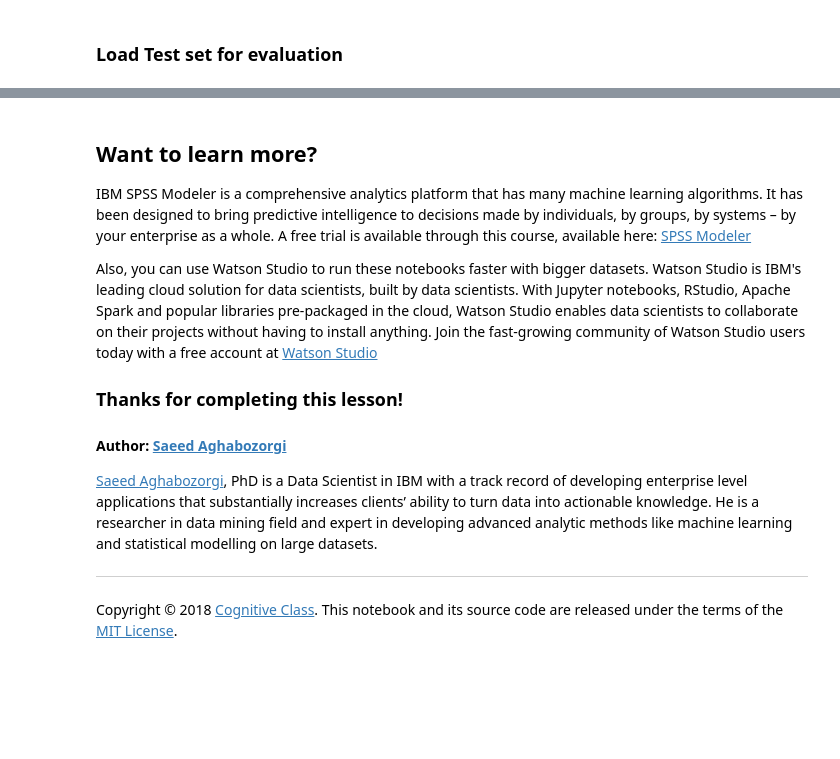
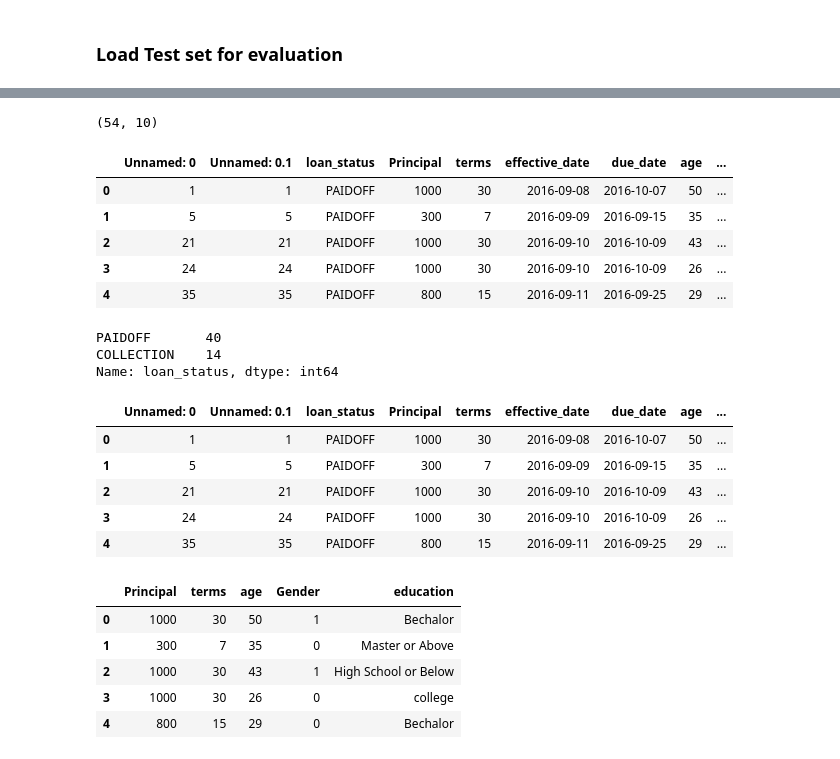
Before and after one commit to fabiochr/capstone-coursera-MLWP, a Jupyter notebook: MLWP.ipynb, the cells around one changed output, grey strips where cells are left out. Drawn from its saved outputs; the diff is of its cells as text; code cells hidden in the pictures; blank space fills up the shorter version.

```diff
--- a/MLWP.ipynb
+++ b/MLWP.ipynb
@@ -507,15 +504,44 @@ You should be able to report the accuracy of the built model using different eva
-# %% [markdown]
-<h2>Want to learn more?</h2>
-
-IBM SPSS Modeler is a comprehensive analytics platform that has many machine learning algorithms. It has been designed to bring predictive intelligence to decisions made by individuals, by groups, by systems – by your enterprise as a whole. A free trial is available through this course, available here: <a href="http://cocl.us/ML0101EN-SPSSModeler">SPSS Modeler</a>
-
-Also, you can use Watson Studio to run these notebooks faster with bigger datasets. Watson Studio is IBM's leading cloud solution for data scientists, built by data scientists. With Jupyter notebooks, RStudio, Apache Spark and popular libraries pre-packaged in the cloud, Watson Studio enables data scientists to collaborate on their projects without having to install anything. Join the fast-growing community of Watson Studio users today with a free account at <a href="https://cocl.us/ML0101EN_DSX">Watson Studio</a>
-
-<h3>Thanks for completing this lesson!</h3>
-
-<h4>Author:  <a href="https://ca.linkedin.com/in/saeedaghabozorgi">Saeed Aghabozorgi</a></h4>
-<p><a href="https://ca.linkedin.com/in/saeedaghabozorgi">Saeed Aghabozorgi</a>, PhD is a Data Scientist in IBM with a track record of developing enterprise level applications that substantially increases clients’ ability to turn data into actionable knowledge. He is a researcher in data mining field and expert in developing advanced analytic methods like machine learning and statistical modelling on large datasets.</p>
-
-<hr>
-
-<p>Copyright &copy; 2018 <a href="https://cocl.us/DX0108EN_CC">Cognitive Class</a>. This notebook and its source code are released under the terms of the <a href="https://bigdatauniversity.com/mit-license/">MIT License</a>.</p>
+# %%
+test_df.shape
+# %% [output]
+(54, 10)
+# %%
+test_df['due_date'] = pd.to_datetime(test_df['due_date'])
+test_df['effective_date'] = pd.to_datetime(test_df['effective_date'])
+test_df.head()
+# %% [output]
+|  | Unnamed: 0 | Unnamed: 0.1 | loan_status | Principal | terms | effective_date | due_date | age | ... |
+| 0 | 1 | 1 | PAIDOFF | 1000 | 30 | 2016-09-08 | 2016-10-07 | 50 | ... |
+| 1 | 5 | 5 | PAIDOFF | 300 | 7 | 2016-09-09 | 2016-09-15 | 35 | ... |
+| 2 | 21 | 21 | PAIDOFF | 1000 | 30 | 2016-09-10 | 2016-10-09 | 43 | ... |
+| 3 | 24 | 24 | PAIDOFF | 1000 | 30 | 2016-09-10 | 2016-10-09 | 26 | ... |
+| 4 | 35 | 35 | PAIDOFF | 800 | 15 | 2016-09-11 | 2016-09-25 | 29 | ... |
+# %%
+test_df['loan_status'].value_counts()
+# %% [output]
+PAIDOFF       40
+COLLECTION    14
+Name: loan_status, dtype: int64
+# %%
+test_df['dayofweek'] = test_df['effective_date'].dt.dayofweek
+test_df['weekend'] = test_df['dayofweek'].apply(lambda x: 1 if (x>3)  else 0)
+test_df.head()
+# %% [output]
+|  | Unnamed: 0 | Unnamed: 0.1 | loan_status | Principal | terms | effective_date | due_date | age | ... |
+| 0 | 1 | 1 | PAIDOFF | 1000 | 30 | 2016-09-08 | 2016-10-07 | 50 | ... |
+| 1 | 5 | 5 | PAIDOFF | 300 | 7 | 2016-09-09 | 2016-09-15 | 35 | ... |
+| 2 | 21 | 21 | PAIDOFF | 1000 | 30 | 2016-09-10 | 2016-10-09 | 43 | ... |
+| 3 | 24 | 24 | PAIDOFF | 1000 | 30 | 2016-09-10 | 2016-10-09 | 26 | ... |
+| 4 | 35 | 35 | PAIDOFF | 800 | 15 | 2016-09-11 | 2016-09-25 | 29 | ... |
+# %%
+test_df.groupby(['Gender'])['loan_status'].value_counts(normalize=True)
+test_df['Gender'].replace(to_replace=['male','female'], value=[0,1],inplace=True)
+test_df.groupby(['education'])['loan_status'].value_counts(normalize=True)
+test_df[['Principal','terms','age','Gender','education']].head()
+# %% [output]
+|  | Principal | terms | age | Gender | education |
+| 0 | 1000 | 30 | 50 | 1 | Bechalor |
+| 1 | 300 | 7 | 35 | 0 | Master or Above |
+| 2 | 1000 | 30 | 43 | 1 | High School or Below |
+| 3 | 1000 | 30 | 26 | 0 | college |
+| 4 | 800 | 15 | 29 | 0 | Bechalor |
```
Also changed, not shown: parts of 8 cells of this notebook.
